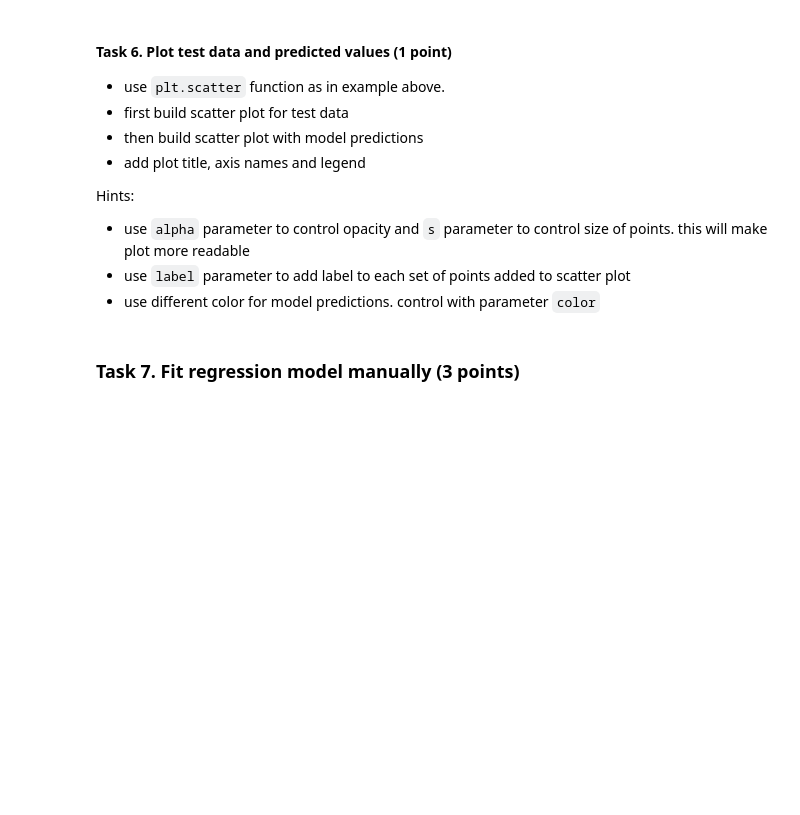
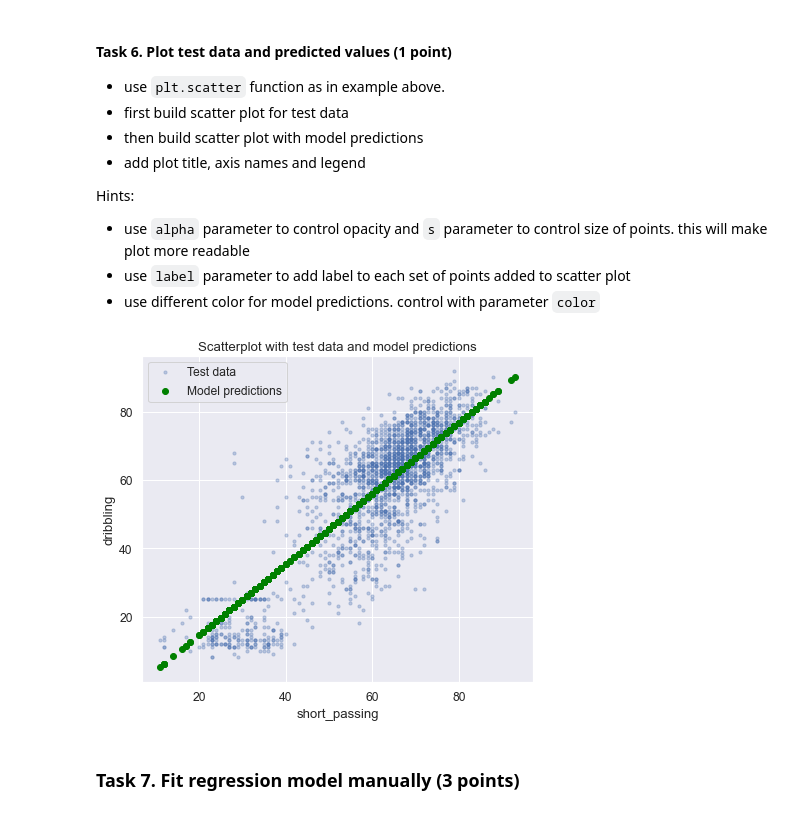
Before and after one commit to drnaida/rsschool-machine-learning-course, a Jupyter notebook: linear_regression.ipynb, the cells around one changed output. Drawn from its saved outputs; the diff is of its cells as text; code cells hidden in the pictures; blank space fills up the shorter version.

```diff
--- a/linear_regression.ipynb
+++ b/linear_regression.ipynb
@@ -654,9 +654,14 @@ Hints:
 * use different color for model predictions. control with parameter `color`
 # %%
 # # your code here
-# plt.scatter(...)
-# plt.scatter(...)
-# plt.legend(...);  # adds legend to a plot
+plt.scatter(x=x_test, y=y_test, alpha=0.3, s=10)
+plt.scatter(x=x_test, y=model_preds, color='green')
+plt.xlabel('short_passing')
+plt.ylabel('dribbling')
+plt.title('Scatterplot with test data and model predictions')
+plt.legend(['Test data', 'Model predictions']);
+# %% [output]
+[figure, added]
 # %% [markdown]
 ### Task 7.  Fit regression model manually (3 points)
 # %% [markdown]
```
Also changed, not shown: parts of 2 cells of this notebook.
